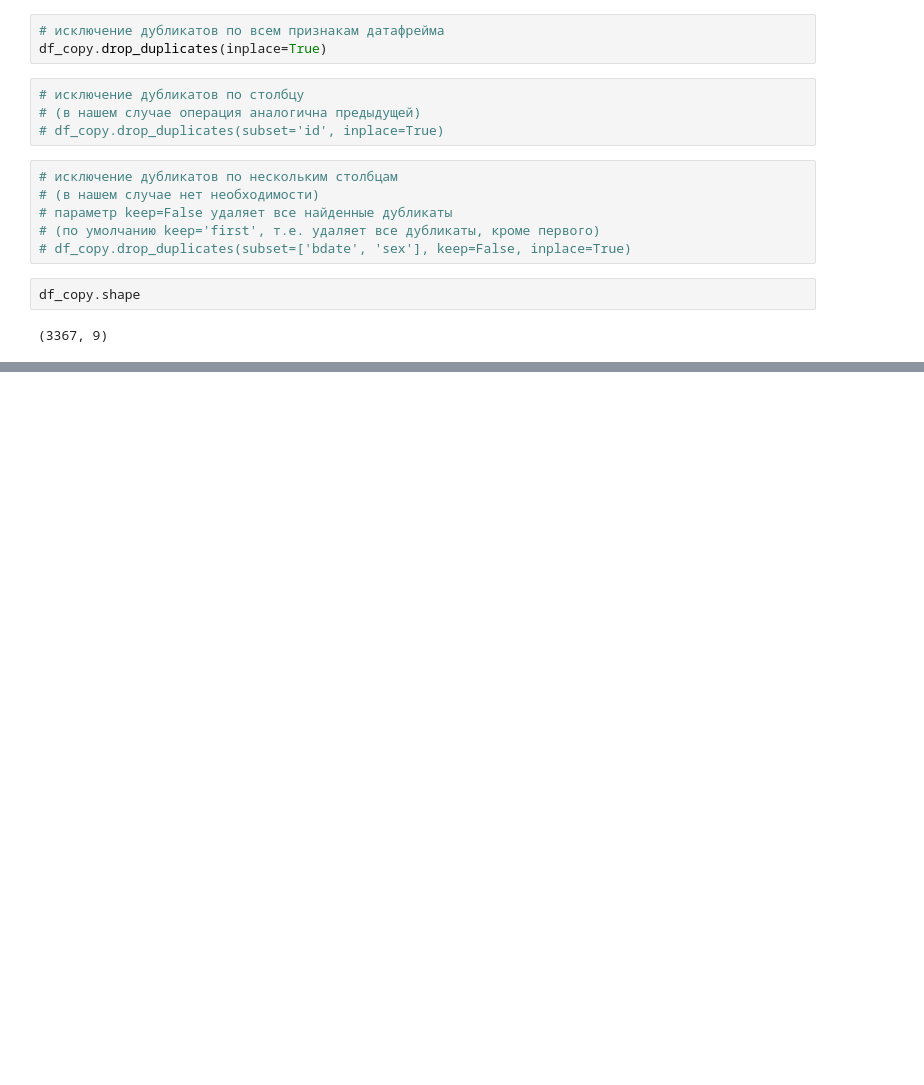
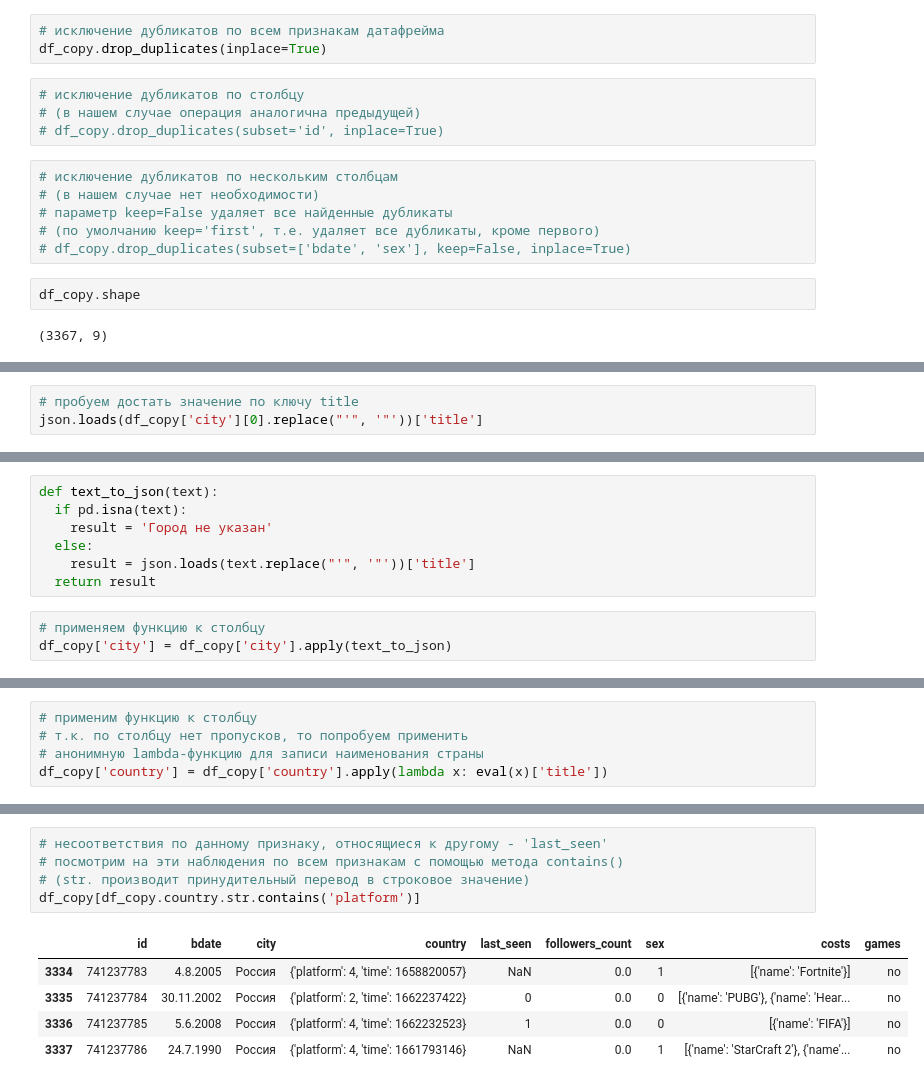
Before and after one commit to iKREISHI/learn-data-cleaning, a Jupyter notebook: src/pract1/data_cleaning.ipynb, the cells around one changed output, grey strips where cells are left out. Drawn from its saved outputs; the diff is of its cells as text; blank space fills up the shorter version.

Commit message:
reading json fields

```diff
--- a/src/pract1/data_cleaning.ipynb
+++ b/src/pract1/data_cleaning.ipynb
@@ -193,0 +369,3 @@ df_copy.shape
+# %%
+# пробуем достать значение по ключу title
+json.loads(df_copy['city'][0].replace("'", '"'))['title']
@@ -193,0 +374,10 @@ df_copy.shape
+# %%
+def text_to_json(text):
+  if pd.isna(text):
+    result = 'Город не указан'
+  else:
+    result = json.loads(text.replace("'", '"'))['title']
+  return result
+# %%
+# применяем функцию к столбцу
+df_copy['city'] = df_copy['city'].apply(text_to_json)
@@ -193,0 +421,5 @@ df_copy.shape
+# %%
+# применим функцию к столбцу
+# т.к. по столбцу нет пропусков, то попробуем применить
+# анонимную lambda-функцию для записи наименования страны
+df_copy['country'] = df_copy['country'].apply(lambda x: eval(x)['title'])
@@ -193,0 +442,11 @@ df_copy.shape
+# %%
+# несоответствия по данному признаку, относящиеся к другому - 'last_seen'
+# посмотрим на эти наблюдения по всем признакам с помощью метода contains()
+# (str. производит принудительный перевод в строковое значение)
+df_copy[df_copy.country.str.contains('platform')]
+# %% [output]
+|  | id | bdate | city | country | last_seen | followers_count | sex | costs | games |
+| 3334 | 741237783 | 4.8.2005 | Россия | {'platform': 4, 'time': 1658820057} | NaN | 0.0 | 1 | [{'name': 'Fortnite'}] | no |
+| 3335 | 741237784 | 30.11.2002 | Россия | {'platform': 2, 'time': 1662237422} | 0 | 0.0 | 0 | [{'name': 'PUBG'}, {'name': 'Hear... | no |
+| 3336 | 741237785 | 5.6.2008 | Россия | {'platform': 4, 'time': 1662232523} | 1 | 0.0 | 0 | [{'name': 'FIFA'}] | no |
+| 3337 | 741237786 | 24.7.1990 | Россия | {'platform': 4, 'time': 1661793146} | NaN | 0.0 | 1 | [{'name': 'StarCraft 2'}, {'name'... | no |
```
Also changed, not shown: parts of 75 cells of this notebook.
